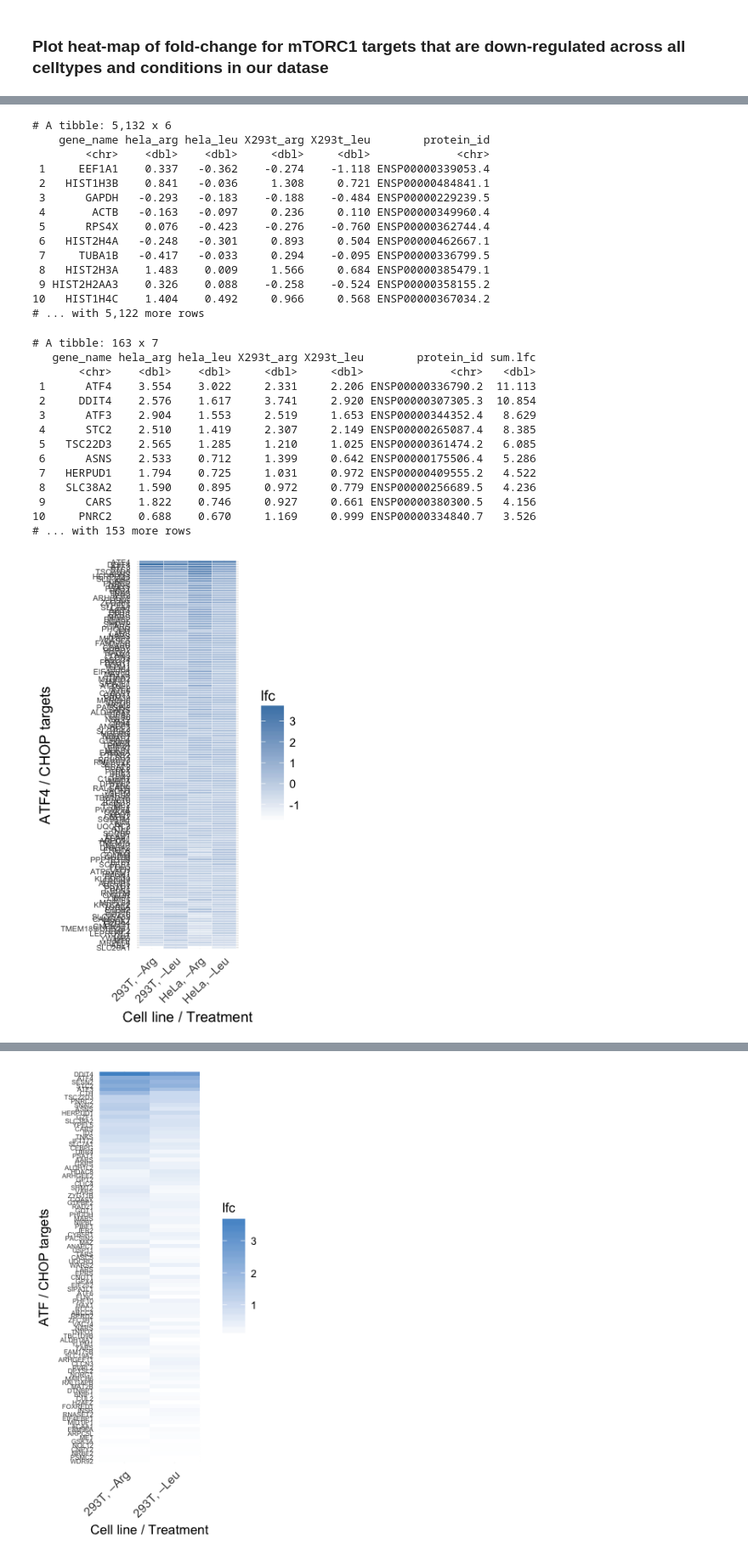
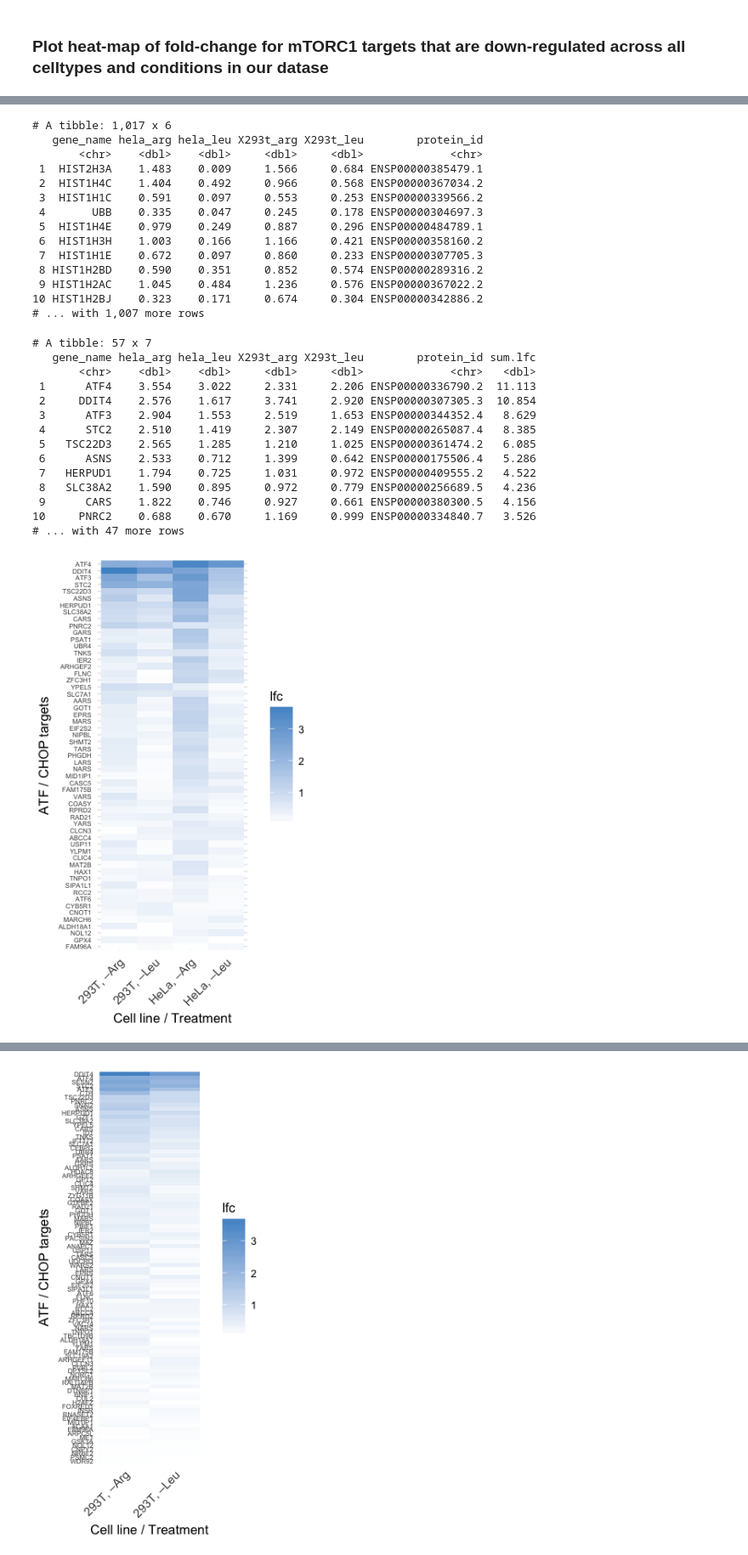
Before and after one commit to adarnell/2017_adarnell_riboseq_Rpipeline_test, a Jupyter notebook: scripts/gene_fold_change_plots.ipynb, the cells around one changed output, grey strips where cells are left out. Shown at 85% size. Saved outputs shown, nothing was run; the diff lists cells and outputs as text; code cells hidden in the pictures.

Commit message:
fixed mtor target list to hsieh pp242 paper

```diff
--- a/scripts/gene_fold_change_plots.ipynb
+++ b/scripts/gene_fold_change_plots.ipynb
@@ -756,8 +787,8 @@ print(lfcdata)
 #   X293t_hrgfp_leu_3h.vs.X293t_hrgfp_rich_3h <dbl>, transcript_id <chr>
 # %%
 subsettx <- lfcdata %>%
-  # select only genes that are upregulated in 3 cell types and 2 starved conditions
-  #filter_if(is.numeric, all_vars(. >= 0)) %>%
+  # select only genes that are downregulated in 2 cell types and 2 starved conditions
+  filter_if(is.numeric, all_vars(. >= 0)) %>%
   select(transcript_id)
 
 subsetlfcdata <- lfcdata %>%
@@ -770,20 +801,20 @@ subsetlfcdata <- lfcdata %>%
   select(-transcript_id) %>%
   print
 # %% [output]
-# A tibble: 5,132 x 6
-    gene_name hela_arg hela_leu X293t_arg X293t_leu        protein_id
-        <chr>    <dbl>    <dbl>     <dbl>     <dbl>             <chr>
- 1     EEF1A1    0.337   -0.362    -0.274    -1.118 ENSP00000339053.4
- 2   HIST1H3B    0.841   -0.036     1.308     0.721 ENSP00000484841.1
- 3      GAPDH   -0.293   -0.183    -0.188    -0.484 ENSP00000229239.5
- 4       ACTB   -0.163   -0.097     0.236     0.110 ENSP00000349960.4
- 5      RPS4X    0.076   -0.423    -0.276    -0.760 ENSP00000362744.4
- 6   HIST2H4A   -0.248   -0.301     0.893     0.504 ENSP00000462667.1
- 7     TUBA1B   -0.417   -0.033     0.294    -0.095 ENSP00000336799.5
- 8   HIST2H3A    1.483    0.009     1.566     0.684 ENSP00000385479.1
- 9 HIST2H2AA3    0.326    0.088    -0.258    -0.524 ENSP00000358155.2
-10   HIST1H4C    1.404    0.492     0.966     0.568 ENSP00000367034.2
-# ... with 5,122 more rows
+# A tibble: 1,017 x 6
+   gene_name hela_arg hela_leu X293t_arg X293t_leu        protein_id
+       <chr>    <dbl>    <dbl>     <dbl>     <dbl>             <chr>
+ 1  HIST2H3A    1.483    0.009     1.566     0.684 ENSP00000385479.1
+ 2  HIST1H4C    1.404    0.492     0.966     0.568 ENSP00000367034.2
+ 3  HIST1H1C    0.591    0.097     0.553     0.253 ENSP00000339566.2
+ 4       UBB    0.335    0.047     0.245     0.178 ENSP00000304697.3
+ 5  HIST1H4E    0.979    0.249     0.887     0.296 ENSP00000484789.1
+ 6  HIST1H3H    1.003    0.166     1.166     0.421 ENSP00000358160.2
+ 7  HIST1H1E    0.672    0.097     0.860     0.233 ENSP00000307705.3
+ 8 HIST1H2BD    0.590    0.351     0.852     0.574 ENSP00000289316.2
+ 9 HIST1H2AC    1.045    0.484     1.236     0.576 ENSP00000367022.2
+10 HIST1H2BJ    0.323    0.171     0.674     0.304 ENSP00000342886.2
+# ... with 1,007 more rows
 # %%
 heatmapdata <- subsetlfcdata %>%
   inner_join(human_atf4_targets, by = "gene_name") %>%
@@ -791,7 +822,7 @@ heatmapdata <- subsetlfcdata %>%
   arrange(desc(sum.lfc)) %>%
   print
 # %% [output]
-# A tibble: 163 x 7
+# A tibble: 57 x 7
    gene_name hela_arg hela_leu X293t_arg X293t_leu        protein_id sum.lfc
        <chr>    <dbl>    <dbl>     <dbl>     <dbl>             <chr>   <dbl>
  1      ATF4    3.554    3.022     2.331     2.206 ENSP00000336790.2  11.113
@@ -804,33 +835,33 @@ heatmapdata <- subsetlfcdata %>%
  8   SLC38A2    1.590    0.895     0.972     0.779 ENSP00000256689.5   4.236
  9      CARS    1.822    0.746     0.927     0.661 ENSP00000380300.5   4.156
 10     PNRC2    0.688    0.670     1.169     0.999 ENSP00000334840.7   3.526
-# ... with 153 more rows
+# ... with 47 more rows
 # %%
 options(repr.plot.width = 3, repr.plot.height = 5)
 
 samplenames  <- c(
     'hela_arg' = 'HeLa, –Arg',
     'hela_leu' = 'HeLa, –Leu',
     'X293t_arg' = '293T, –Arg',
     'X293t_leu' = '293T, –Leu'
 )
 
 
 heatmapdata %>%
   mutate(gene_name = forcats::fct_reorder(gene_name, sum.lfc, .desc = F)) %>%
   select(-protein_id, -sum.lfc) %>%
   gather(condition, lfc, -gene_name) %>%
   mutate(condition = samplenames[condition]) %>%
   ggplot(aes(condition, gene_name)) +
-  geom_tile(aes(fill = lfc), color = 'white') +
-  scale_fill_gradient(low = 'white', high = 'steelblue') +
-  theme_minimal() +
-  theme(axis.text.x = element_text(angle = 45, hjust = 1),
-        axis.text.y = element_text(size = 6)) +
-  ylab("ATF4 / CHOP targets") +
+  geom_raster(aes(fill = lfc), color = 'white') +
+  scale_fill_gradient(low = 'white', high = 'steelblue3') +
+  theme_minimal(base_family = 'Arial', base_size=10) +
+  theme(axis.text.x = element_text(angle = 45, hjust = 1, size=9),
+        axis.text.y = element_text(size = 5)) +
+  ylab("ATF / CHOP targets") +
   xlab("Cell line / Treatment")
-ggsave('../figures/atf4chop_targets_heatmap_hela293tonly_allgenes.svg', width = 3, height = 5, units = 'in')
+ggsave('../figures/atf4_targets_heatmap_hela293t3honly.svg', width = 3, height = 5, units = 'in')
 # %% [output]
-[figure, old version]
+[figure, new version]
 # %%
 subsettx <- lfcdata %>%
```
Also changed, not shown: parts of 19 cells of this notebook, 6 other files.
